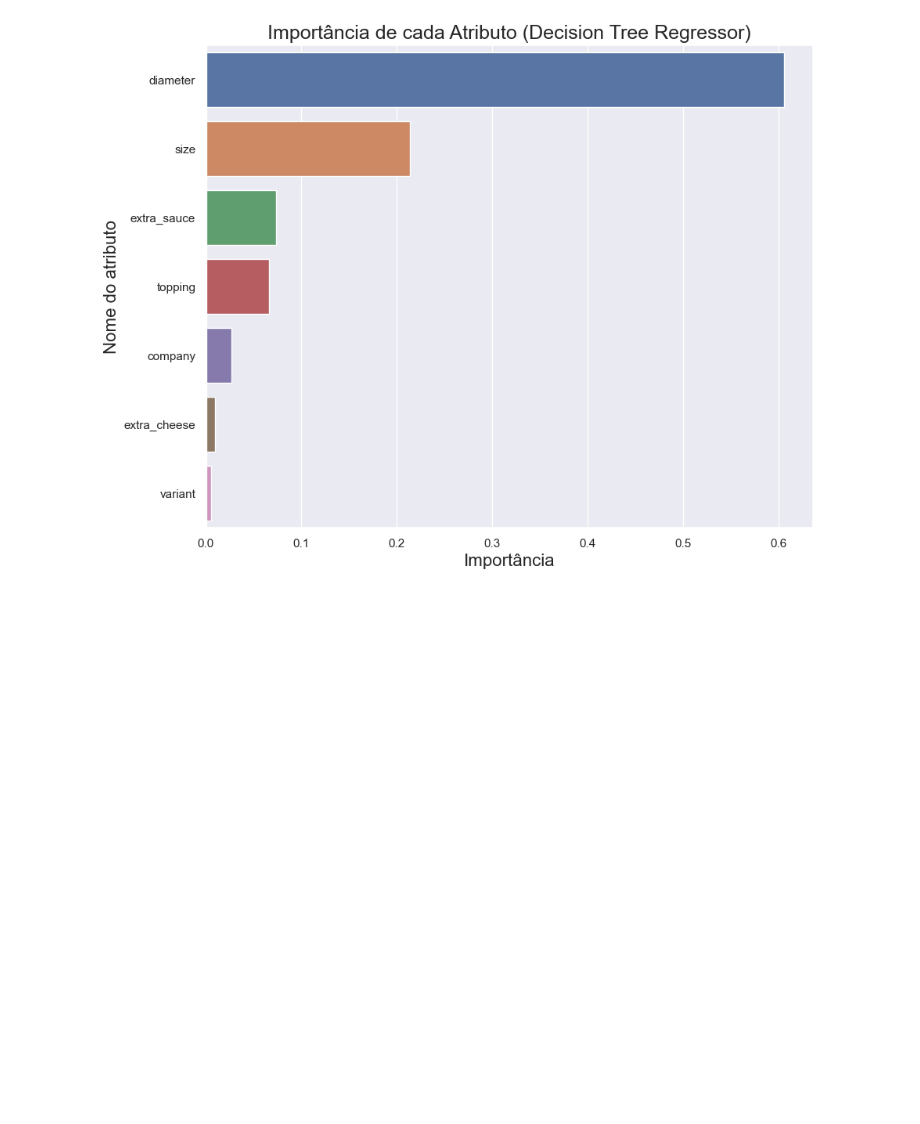
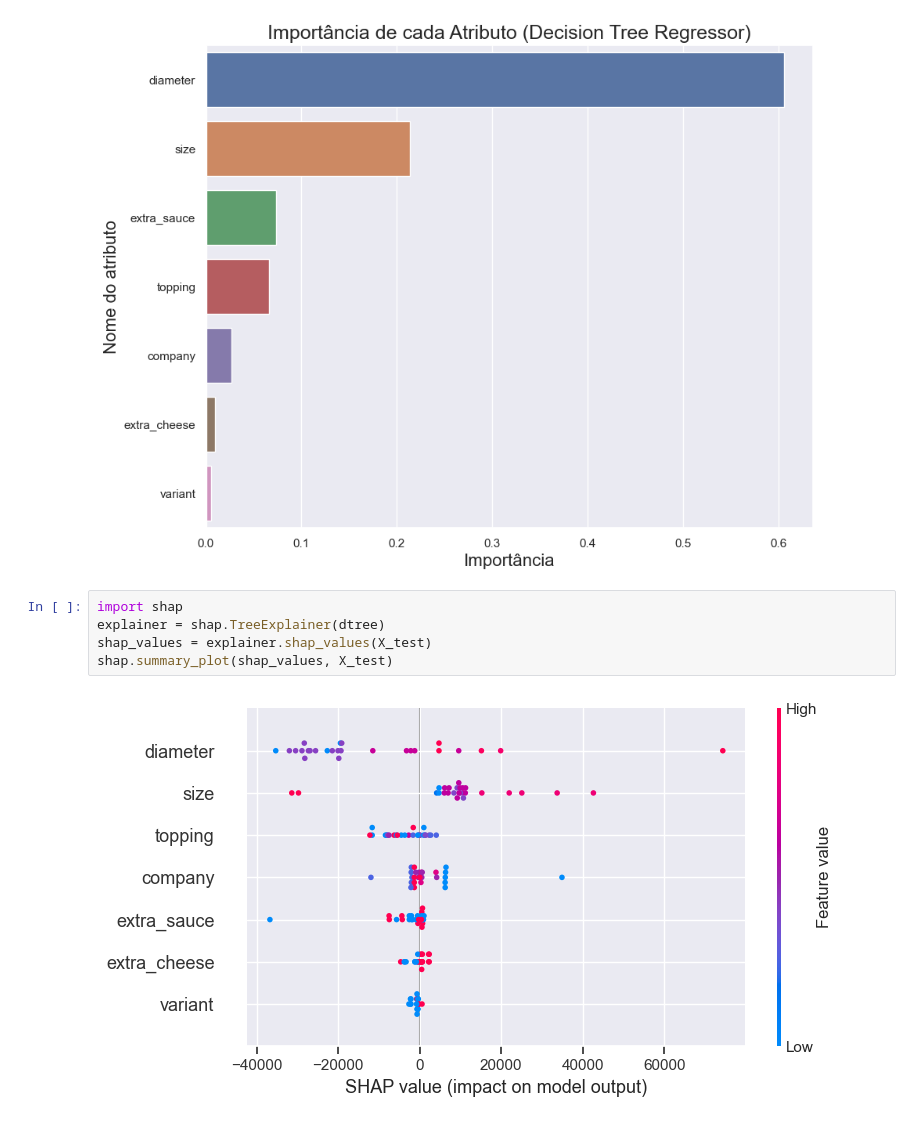
Before and after one commit to fcardosoo/Pizza-Price-Prediction-Playground-Data-, a Jupyter notebook: Predição do preço da pizza.ipynb, the cells around one changed output. Cells and saved outputs as stored; diff of their text form; blank space fills up the shorter version.

```diff
--- a/Predição do preço da pizza.ipynb
+++ b/Predição do preço da pizza.ipynb
@@ -290,3 +290,10 @@ plt.ylabel ('Nome do atributo', fontsize=16)
 plt.show()
 # %% [output]
 [figure]
+# %%
+import shap
+explainer = shap.TreeExplainer(dtree)
+shap_values = explainer.shap_values(X_test)
+shap.summary_plot(shap_values, X_test)
+# %% [output]
+[figure, added]
```
Also changed, not shown: parts of 1 cell of this notebook.
